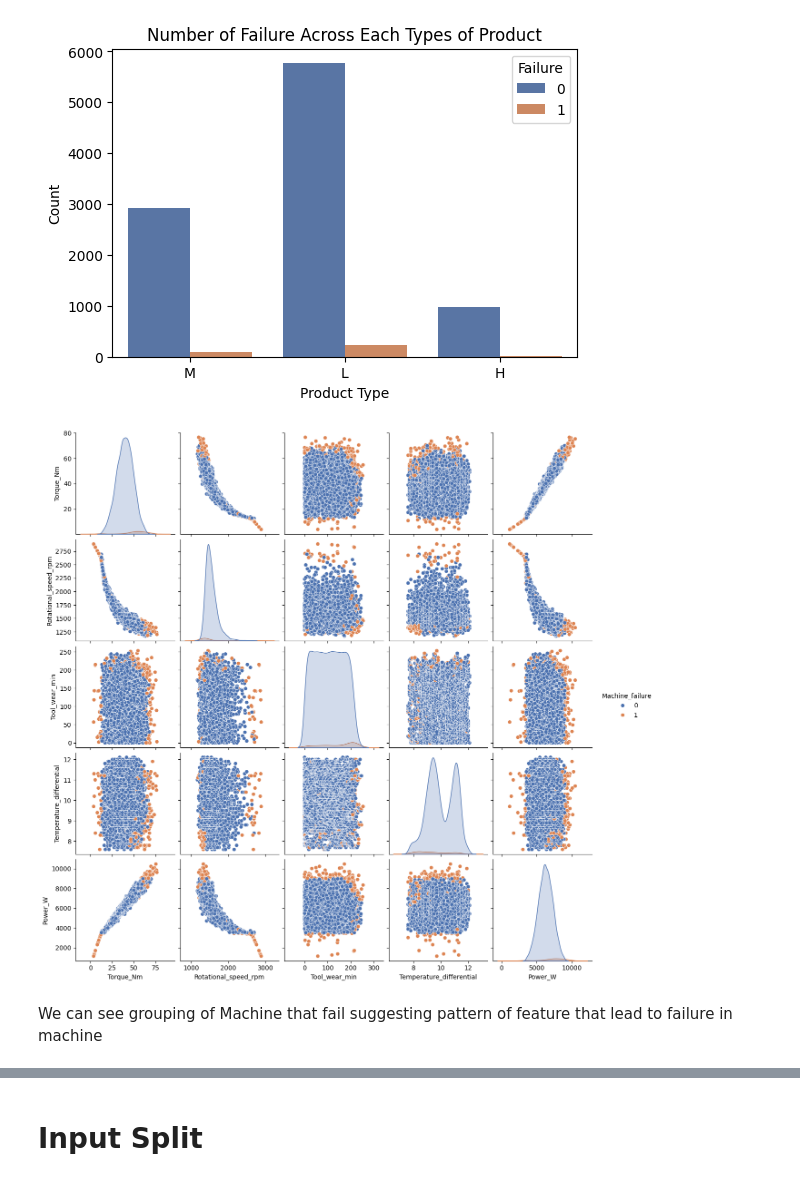
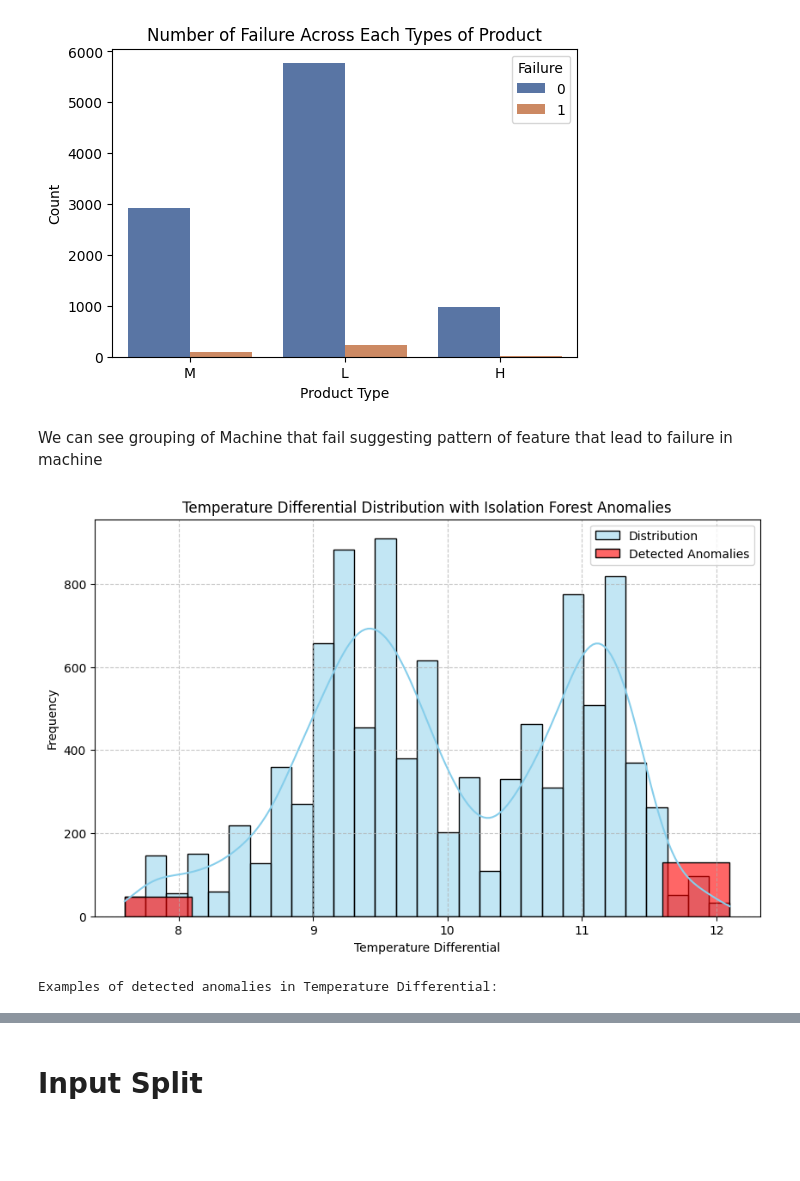
Before and after one commit to AkalaponCh/Machine-Learning, a Jupyter notebook: Machine Failure Prediction using Supervised Learning/Predictive_Maintenance_Dataset_Classification.ipynb, the cells around one changed output, grey strips where cells are left out. Saved outputs shown, nothing was run; the diff lists cells and outputs as text; code cells hidden in the pictures; blank space fills up the shorter version.

```diff
--- a/Machine Failure Prediction using Supervised Learning/Predictive_Maintenance_Dataset_Classification.ipynb
+++ b/Machine Failure Prediction using Supervised Learning/Predictive_Maintenance_Dataset_Classification.ipynb
@@ -109,3 +109,15 @@ df.head()
 | 2 | L | 298.1 | 308.5 | 1498 | 49.4 | 5 | ... |
 | 3 | L | 298.2 | 308.6 | 1433 | 39.5 | 7 | ... |
 | 4 | L | 298.2 | 308.7 | 1408 | 40.0 | 9 | ... |
+# %%
+window_size = 3
+
+features_for_rolling = ['Torque_Nm', 'Rotational_speed_rpm', 'Temperature_differential', 'Power_W']
+
+for feature in features_for_rolling:
+    df[f'{feature}_rolling_mean_{window_size}'] = df[feature].rolling(window=window_size).mean()
+    df[f'{feature}_rolling_std_{window_size}'] = df[feature].rolling(window=window_size).std()
+
+
+    df[f'{feature}_rolling_mean_{window_size}'].fillna(df[feature], inplace=True)
+    df[f'{feature}_rolling_std_{window_size}'].fillna(0, inplace=True)
@@ -131,9 +152,37 @@ plt.show()
 # %% [output]
 [figure]
 # %%
-sns.pairplot(df[['Torque_Nm', 'Rotational_speed_rpm', 'Tool_wear_min', 'Temperature_differential','Power_W', 'Machine_failure']], hue='Machine_failure', palette='deep')
-plt.show()
+#sns.pairplot(df[['Torque_Nm', 'Rotational_speed_rpm', 'Tool_wear_min', 'Temperature_differential','Power_W', 'Machine_failure']], hue='Machine_failure', palette='deep')
+#plt.show()
-# %% [output]
-[figure, removed]
 # %% [markdown]
 We can see grouping of Machine that fail suggesting pattern of feature that lead to failure in machine
+# %%
+from sklearn.ensemble import IsolationForest
+
+X_temp_diff = df[['Temperature_differential']].copy()
+
+iso_forest = IsolationForest(n_estimators=100, contamination=0.02, random_state=42)
+iso_forest.fit(X_temp_diff)
+
+df['anomaly_score'] = iso_forest.decision_function(X_temp_diff)
+df['anomaly_label'] = iso_forest.predict(X_temp_diff)
+
+# Plotting the distribution with anomalies highlighted
+plt.figure(figsize=(10, 6))
+sns.histplot(df['Temperature_differential'], kde=True, color='skyblue', label='Distribution')
+# Highlight anomalies in the histogram (optional, but good for visual proof)
+anomalies_temp_diff = df[df['anomaly_label'] == -1]
+sns.histplot(anomalies_temp_diff['Temperature_differential'], kde=False, color='red', label='Detected Anomalies', alpha=0.6)
+plt.title('Temperature Differential Distribution with Isolation Forest Anomalies')
+plt.xlabel('Temperature Differential')
+plt.ylabel('Frequency')
+plt.legend()
+plt.grid(True, linestyle='--', alpha=0.7)
+plt.show()
+
+# Inspecting some detected anomalies
+print("\nExamples of detected anomalies in Temperature Differential:")
+df[df['anomaly_label'] == -1].sample(10).T
+# %% [output]
+[figure, added]
+Examples of detected anomalies in Temperature Differential:
```
Also changed, not shown: parts of 13 cells of this notebook.
